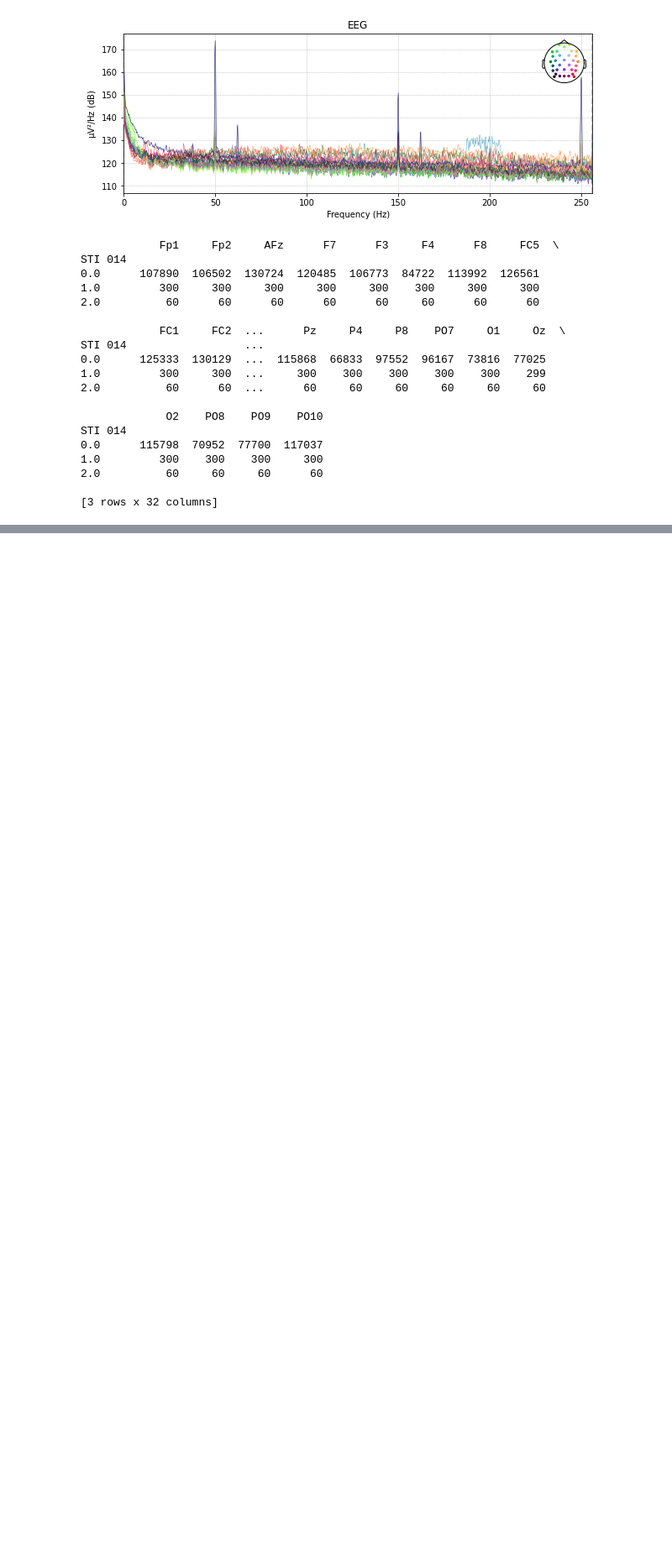
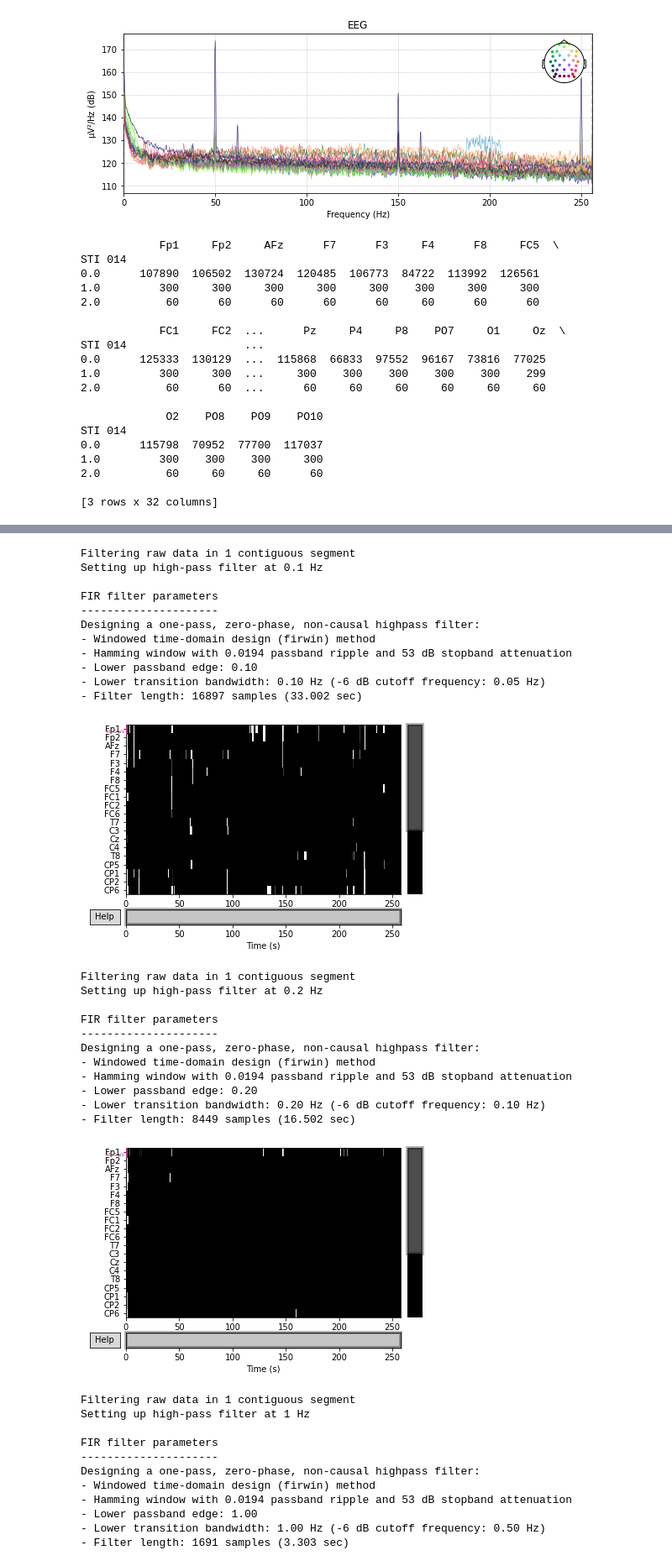
Before and after one commit to zMaxKunGz/CP-DSAI-Project-EEG, a Jupyter notebook: Test_eeg_game.ipynb, the cells around one changed output, grey strips where cells are left out. Shown at 84% size. Saved outputs shown, nothing was run; the diff lists cells and outputs as text; code cells hidden in the pictures; blank space fills up the shorter version.

```diff
--- a/Test_eeg_game.ipynb
+++ b/Test_eeg_game.ipynb
@@ -58,0 +145,43 @@ STI 014
+# %%
+for cutoff in (0.1, 0.2, 1):
+    raw_highpass = raw.copy().filter(l_freq=cutoff, h_freq=None)
+    fig = raw_highpass.plot(duration=300, order=eeg_channels)
+    fig.subplots_adjust(top=0.9)
+    fig.suptitle('High-pass filtered at {} Hz'.format(cutoff), size='xx-large',
+                 weight='bold')
+# %% [output]
+Filtering raw data in 1 contiguous segment
+Setting up high-pass filter at 0.1 Hz
+
+FIR filter parameters
+---------------------
+Designing a one-pass, zero-phase, non-causal highpass filter:
+- Windowed time-domain design (firwin) method
+- Hamming window with 0.0194 passband ripple and 53 dB stopband attenuation
+- Lower passband edge: 0.10
+- Lower transition bandwidth: 0.10 Hz (-6 dB cutoff frequency: 0.05 Hz)
+- Filter length: 16897 samples (33.002 sec)
+[figure, added]
+Filtering raw data in 1 contiguous segment
+Setting up high-pass filter at 0.2 Hz
+
+FIR filter parameters
+---------------------
+Designing a one-pass, zero-phase, non-causal highpass filter:
+- Windowed time-domain design (firwin) method
+- Hamming window with 0.0194 passband ripple and 53 dB stopband attenuation
+- Lower passband edge: 0.20
+- Lower transition bandwidth: 0.20 Hz (-6 dB cutoff frequency: 0.10 Hz)
+- Filter length: 8449 samples (16.502 sec)
+[figure, added]
+Filtering raw data in 1 contiguous segment
+Setting up high-pass filter at 1 Hz
+
+FIR filter parameters
+---------------------
+Designing a one-pass, zero-phase, non-causal highpass filter:
+- Windowed time-domain design (firwin) method
+- Hamming window with 0.0194 passband ripple and 53 dB stopband attenuation
+- Lower passband edge: 1.00
+- Lower transition bandwidth: 1.00 Hz (-6 dB cutoff frequency: 0.50 Hz)
+- Filter length: 1691 samples (3.303 sec)
```
Also changed, not shown: parts of 14 cells of this notebook.
